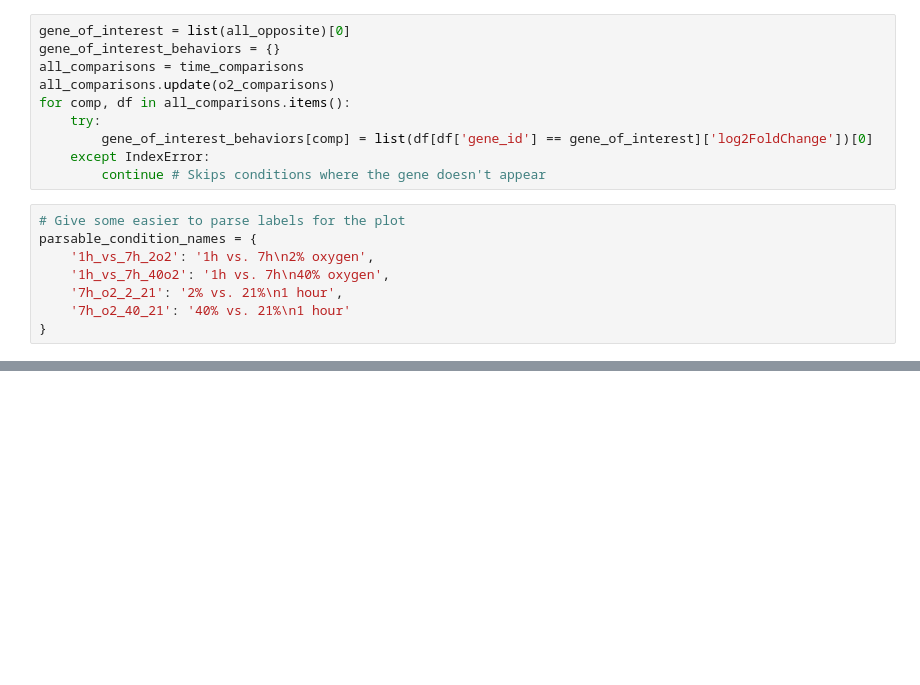
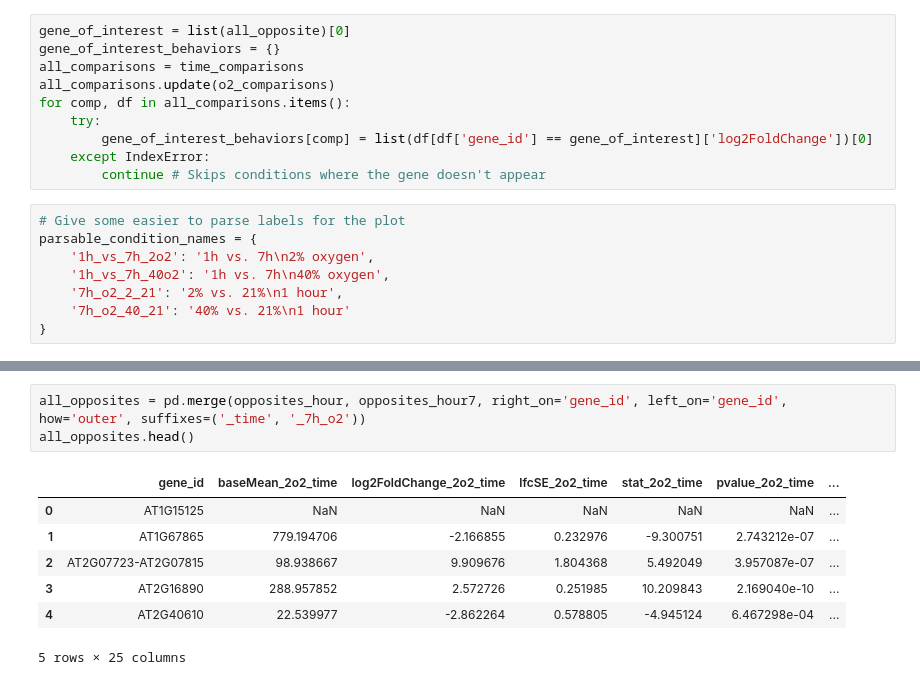
Before and after one commit to serenalotreck/photorespiration-omics, a Jupyter notebook: notebooks/transcriptomics_visualizations.ipynb, the cells around one changed output, grey strips where cells are left out. Saved outputs shown, nothing was run; the diff lists cells and outputs as text; blank space fills up the shorter version.

```diff
--- a/notebooks/transcriptomics_visualizations.ipynb
+++ b/notebooks/transcriptomics_visualizations.ipynb
@@ -170,0 +181,11 @@ Text(0.5, 1.0, 'Expression behavior of gene AT5G24490 across conditions where it
+# %%
+all_opposites = pd.merge(opposites_hour, opposites_hour7, right_on='gene_id', left_on='gene_id', how='outer', suffixes=('_time', '_7h_o2'))
+all_opposites.head()
+# %% [output]
+|  | gene_id | baseMean_2o2_time | log2FoldChange_2o2_time | lfcSE_2o2_time | stat_2o2_time | pvalue_2o2_time | ... |
+| 0 | AT1G15125 | NaN | NaN | NaN | NaN | NaN | ... |
+| 1 | AT1G67865 | 779.194706 | -2.166855 | 0.232976 | -9.300751 | 2.743212e-07 | ... |
+| 2 | AT2G07723-AT2G07815 | 98.938667 | 9.909676 | 1.804368 | 5.492049 | 3.957087e-07 | ... |
+| 3 | AT2G16890 | 288.957852 | 2.572726 | 0.251985 | 10.209843 | 2.169040e-10 | ... |
+| 4 | AT2G40610 | 22.539977 | -2.862264 | 0.578805 | -4.945124 | 6.467298e-04 | ... |
+5 rows × 25 columns
```
Also changed, not shown: parts of 17 cells of this notebook, 2 other files.
